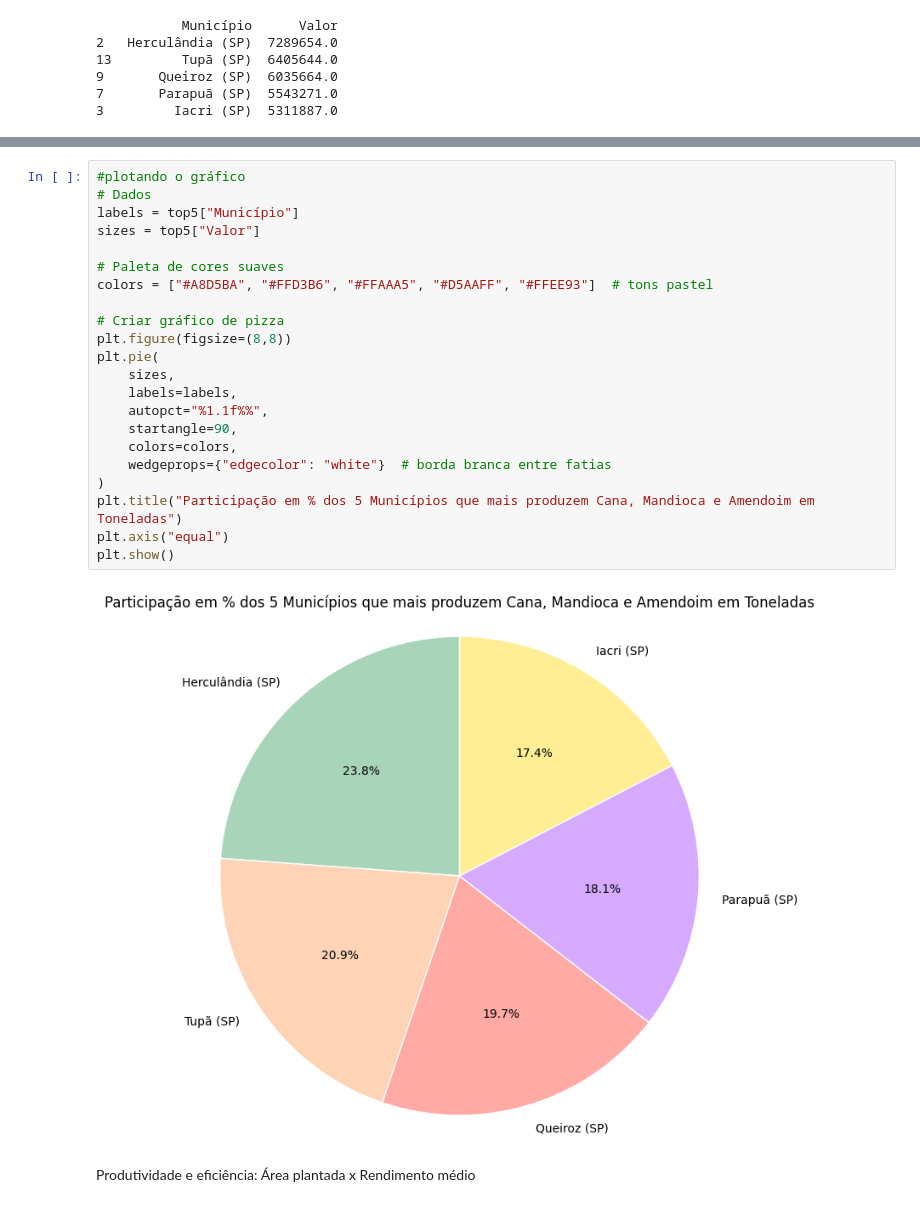
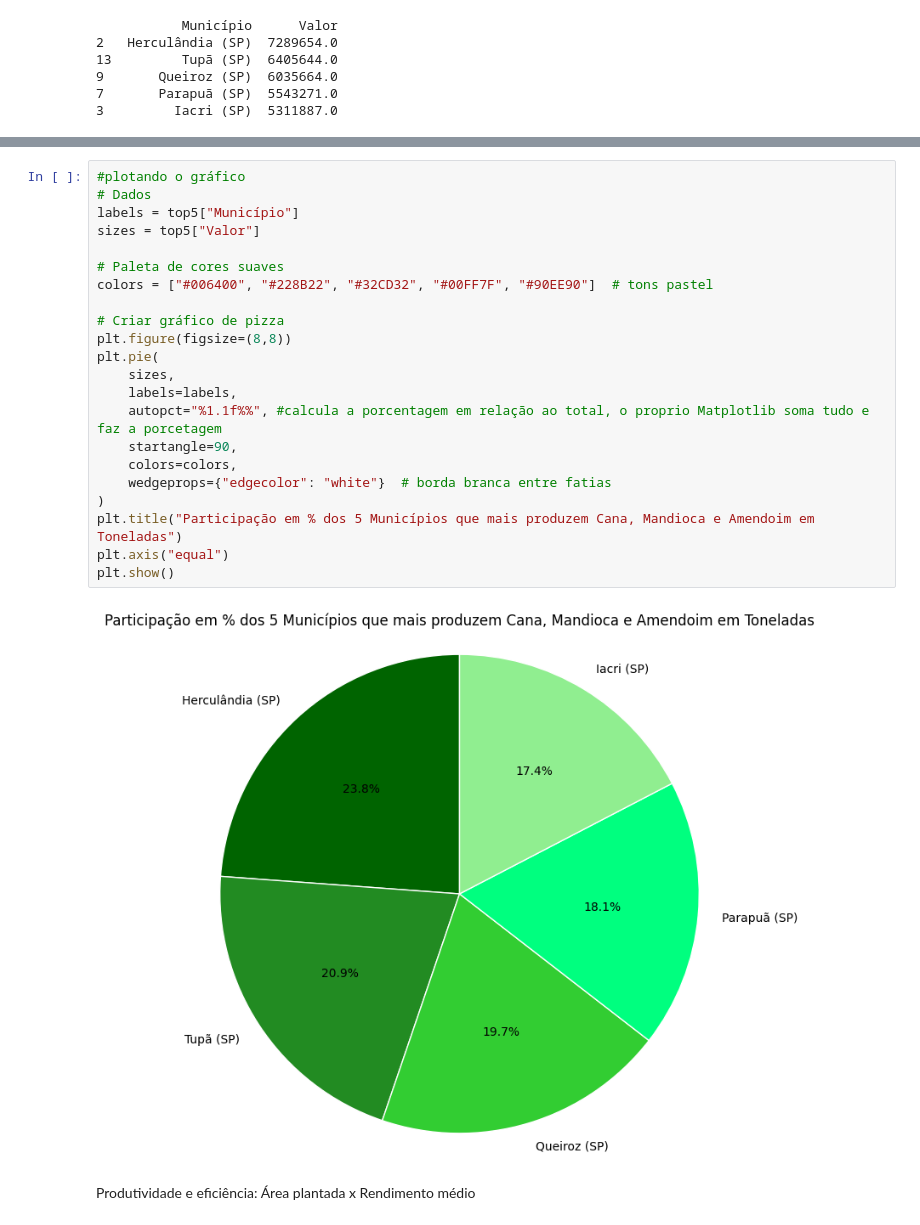
Before and after one commit to LuucasGabriel/PAM_IBGE, a Jupyter notebook: visualizando.ipynb, the cells around one changed output, grey strips where cells are left out. Saved outputs shown, nothing was run; the diff lists cells and outputs as text.

```diff
--- a/visualizando.ipynb
+++ b/visualizando.ipynb
@@ -208,27 +209,27 @@ Name: Valor, dtype: float64 A unidade de medida: Toneladas
 # %%
 #plotando o gráfico
 # Dados
 labels = top5["Município"]
 sizes = top5["Valor"]
 
 # Paleta de cores suaves
-colors = ["#A8D5BA", "#FFD3B6", "#FFAAA5", "#D5AAFF", "#FFEE93"]  # tons pastel
+colors = ["#006400", "#228B22", "#32CD32", "#00FF7F", "#90EE90"]  # tons pastel
 
 # Criar gráfico de pizza
 plt.figure(figsize=(8,8))
 plt.pie(
     sizes,
     labels=labels,
-    autopct="%1.1f%%",
+    autopct="%1.1f%%", #calcula a porcentagem em relação ao total, o proprio Matplotlib soma tudo e faz a porcetagem
     startangle=90,
     colors=colors,
     wedgeprops={"edgecolor": "white"}  # borda branca entre fatias
 )
 plt.title("Participação em % dos 5 Municípios que mais produzem Cana, Mandioca e Amendoim em Toneladas")
 plt.axis("equal")
 plt.show()
 # %% [output]
-[figure, old version]
+[figure, new version]
 # %% [markdown]
 Produtividade e eficiência: Área plantada x Rendimento médio
 # %%
```
Also changed, not shown: parts of 10 cells of this notebook, 4 other files.
